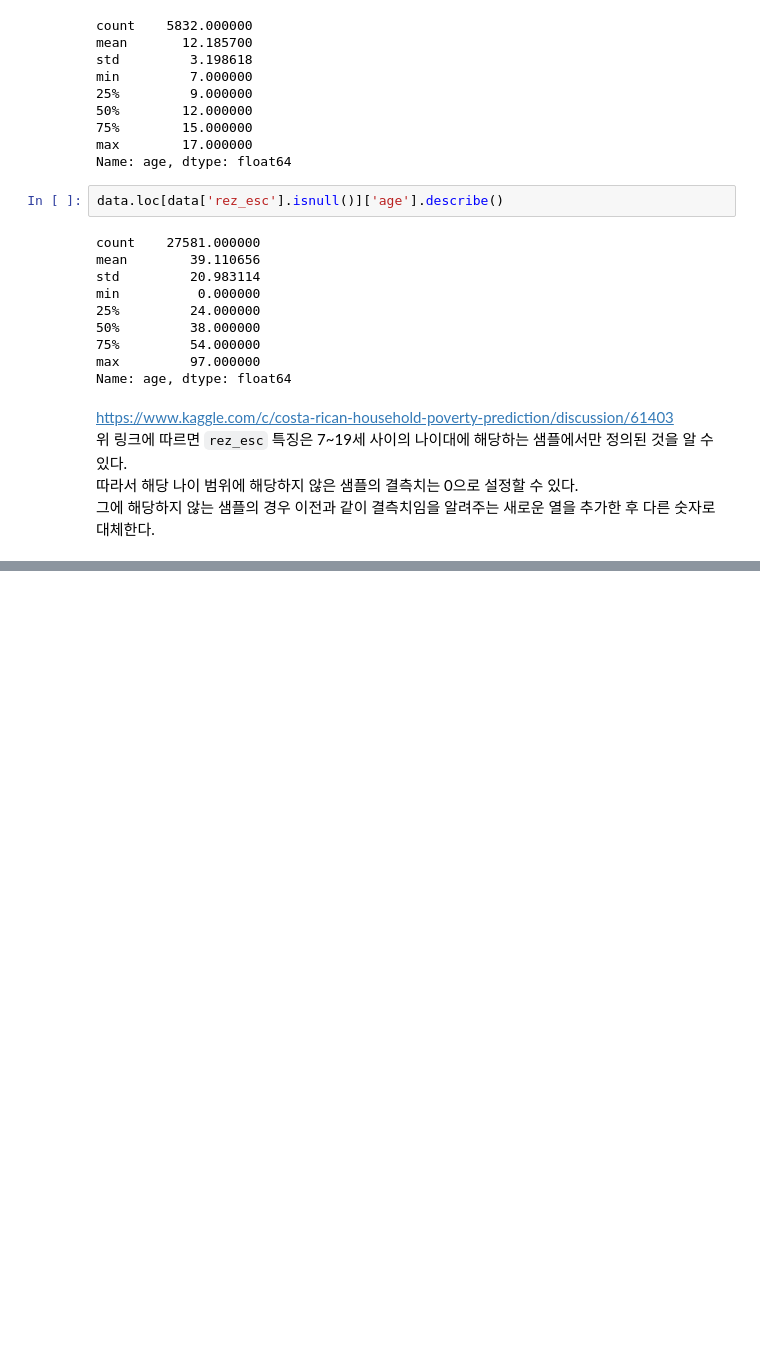
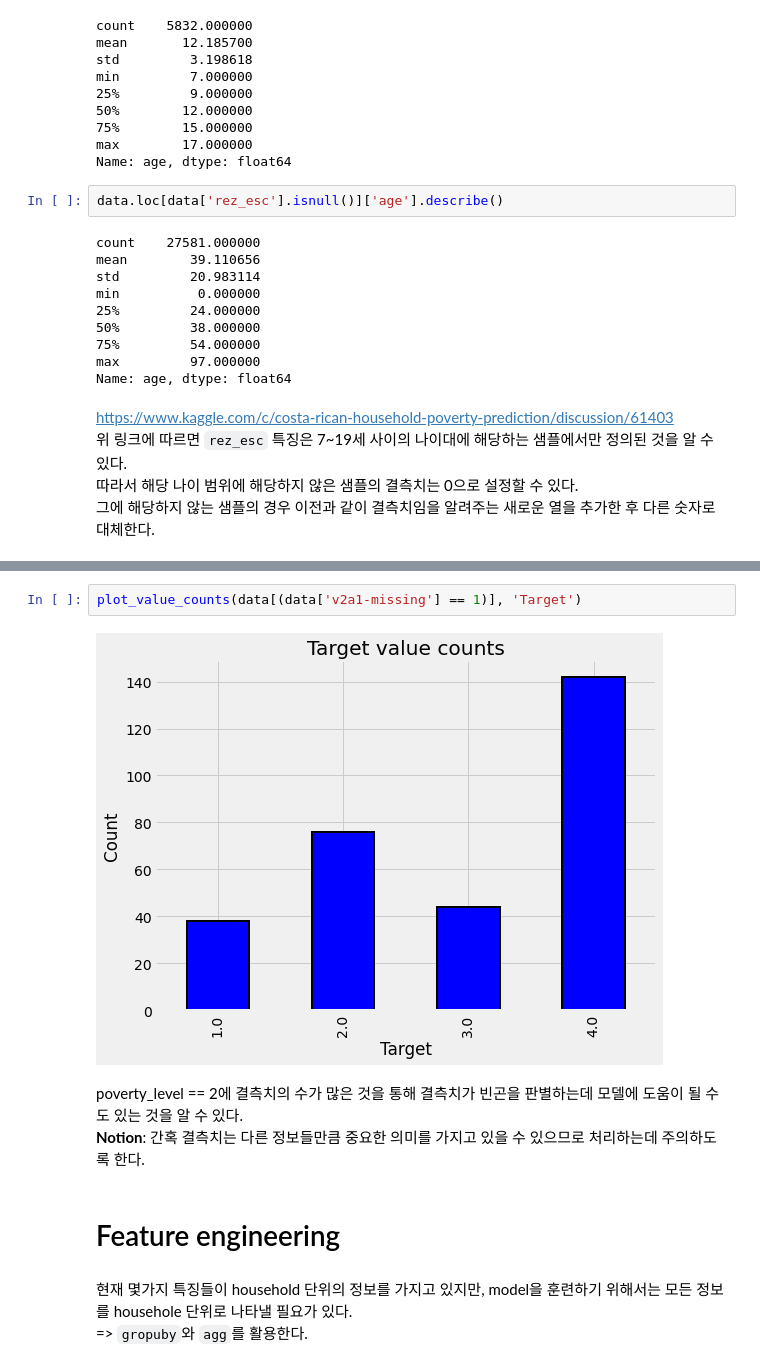
Before and after one commit to HyeonGeunY/costa-rican, a Jupyter notebook: notebooks/A_Complete_Introduction_and_Walkthrough.ipynb, the cells around one changed output, grey strips where cells are left out. Cells and saved outputs as stored; diff of their text form; blank space fills up the shorter version.

```diff
--- a/notebooks/A_Complete_Introduction_and_Walkthrough.ipynb
+++ b/notebooks/A_Complete_Introduction_and_Walkthrough.ipynb
@@ -356,0 +389,12 @@ data.loc[((data['age'] > 19) | (data['age'] < 7))]
+# %%
+plot_value_counts(data[(data['v2a1-missing'] == 1)], 'Target')
+# %% [output]
+[figure, added]
+# %% [markdown]
+poverty_level == 2에 결측치의 수가 많은 것을 통해 결측치가 빈곤을 판별하는데 모델에 도움이 될 수도 있는 것을 알 수 있다.
+__Notion__: 간혹 결측치는 다른 정보들만큼 중요한 의미를 가지고 있을 수 있으므로 처리하는데 주의하도록 한다.
+# %% [markdown]
+# Feature engineering
+# %% [markdown]
+현재 몇가지 특징들이 household 단위의 정보를 가지고 있지만, model을 훈련하기 위해서는 모든 정보를 househole 단위로 나타낼 필요가 있다.
+=> `gropuby`와 `agg`를 활용한다.
```
Also changed, not shown: parts of 14 cells of this notebook, 1 other file.
